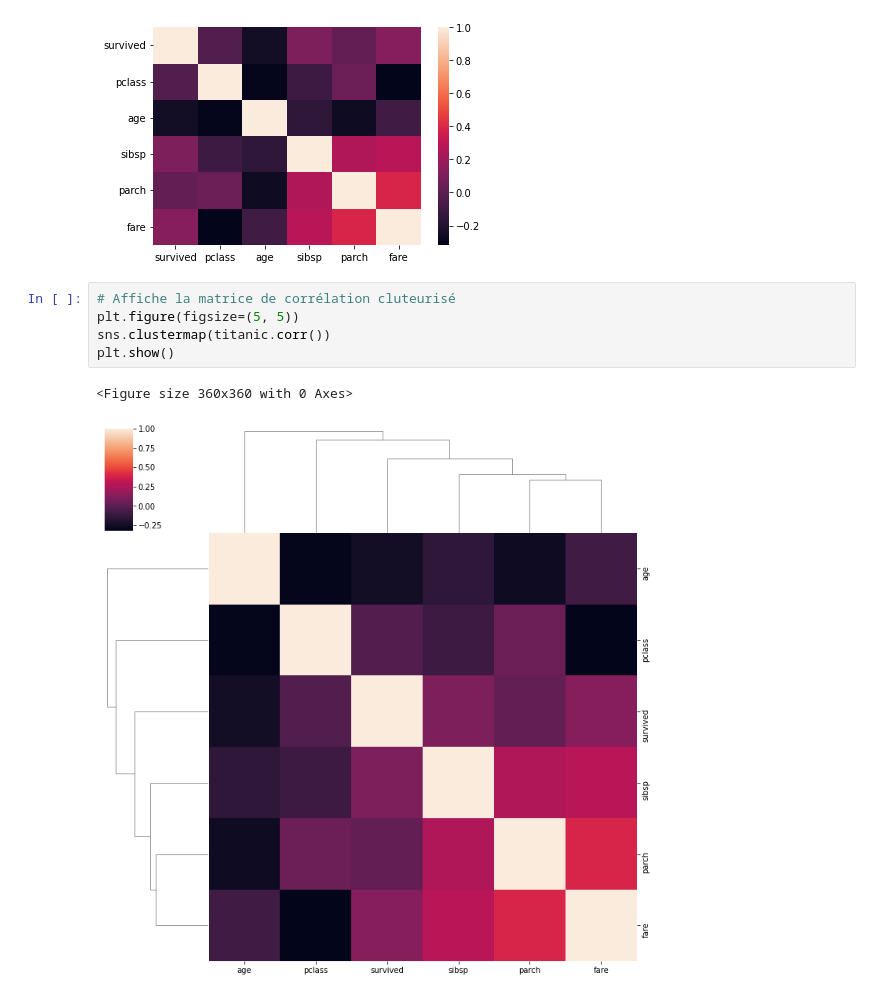
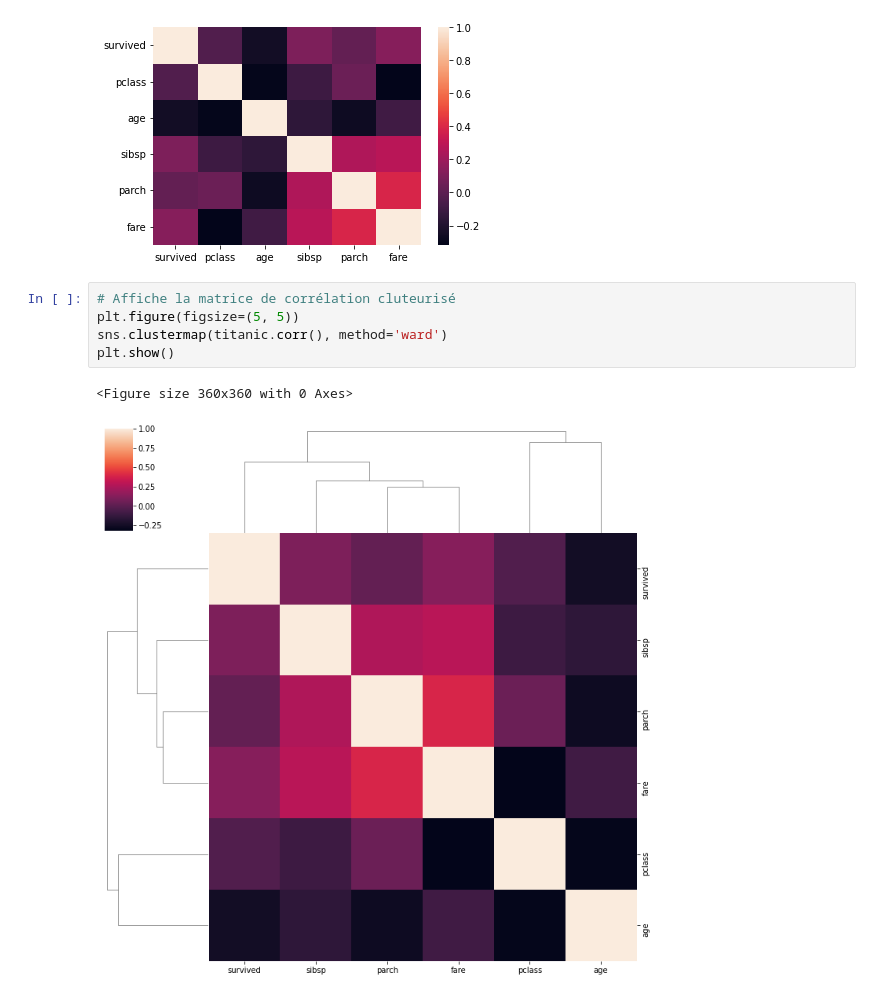
Before and after one commit to ThibDelo/Python_Documentation, a Jupyter notebook: Python_seaborn.ipynb, the cells around one changed output. Cells and saved outputs as stored; diff of their text form.

```diff
--- a/Python_seaborn.ipynb
+++ b/Python_seaborn.ipynb
@@ -92,8 +97,8 @@ plt.show()
 # %%
 # Affiche la matrice de corrélation cluteurisé
 plt.figure(figsize=(5, 5))
-sns.clustermap(titanic.corr())
+sns.clustermap(titanic.corr(), method='ward')
 plt.show()
 # %% [output]
 <Figure size 360x360 with 0 Axes>
-[figure, old version]
+[figure, new version]
```
Also changed, not shown: parts of 3 cells of this notebook.
